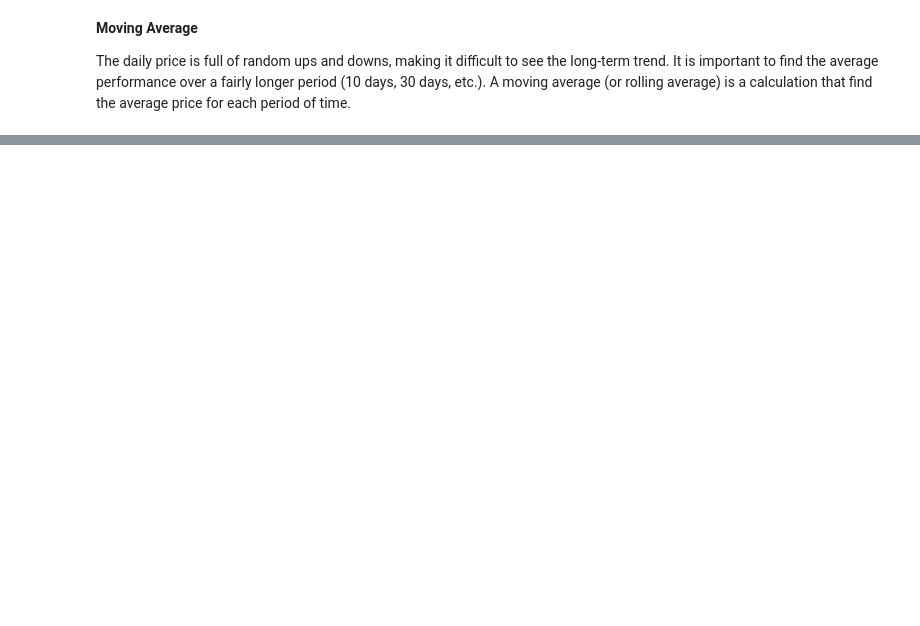
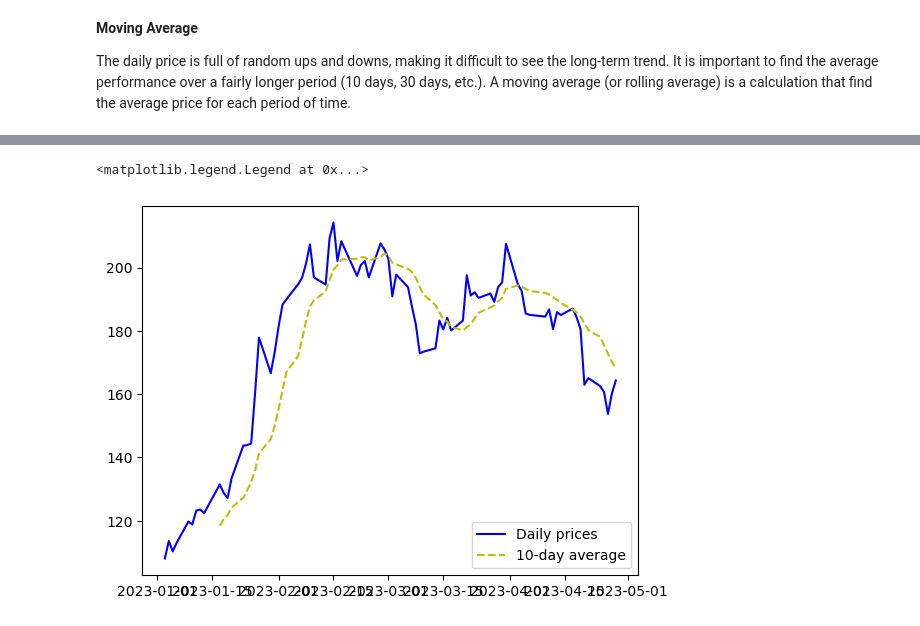
Before and after one commit to ch00226855/CMP464788Spring2023, a Jupyter notebook: Week14_TimeSeries.ipynb, the cells around one changed output, grey strips where cells are left out. Saved outputs shown, nothing was run; the diff lists cells and outputs as text; code cells hidden in the pictures; blank space fills up the shorter version.

```diff
--- a/Week14_TimeSeries.ipynb
+++ b/Week14_TimeSeries.ipynb
@@ -184,0 +364,4 @@ prices
+# %%
+# Step 1: Add a column of the previous day's close price
+tsla['Previous Close'] = tsla['Close'].shift(1)
+tsla.head()
@@ -184,0 +376,4 @@ prices
+# %%
+# Step 2: Calculate the price difference
+tsla['Price Change'] = tsla['Close'] - tsla['Previous Close']
+tsla.head()
@@ -186,3 +451,11 @@ prices
 ## 5. Analysis of Time Series Data
 # %%
 # Calculate how much percent has Tesla's price changed each day.
+
+# tsla.head()
+
+# Convert the dollar amount into a percentage.
+# percentage = price change / previous close
+
+tsla['% Change'] = tsla['Price Change'] / tsla['Previous Close'] * 100
+tsla.head()
@@ -203,6 +653,6 @@ For long-term investors, they may prefer monthly performance data. Create a new
 The daily price is full of random ups and downs, making it difficult to see the long-term trend. It is important to find the average performance over a fairly longer period (10 days, 30 days, etc.). A moving average (or rolling average) is a calculation that find the average price for each period of time.
 # %%
 # Create 10-day moving average
-moving_avg = tsla.rolling(10).mean()
+moving_avg = tsla.rolling(10)["Close"].mean()
 
-moving_avg.head()
+moving_avg.head(15)
@@ -210,0 +677,9 @@ moving_avg.head()
+# %%
+# Plot daily prices and the moving average.
+
+plt.plot(tsla.index, tsla['Close'], 'b-')
+plt.plot(moving_avg.index, moving_avg, 'y--')
+plt.legend(['Daily prices', '10-day average'])
+# %% [output]
+<matplotlib.legend.Legend at 0x...>
+[figure, added]
```
Also changed, not shown: parts of 62 cells of this notebook.
